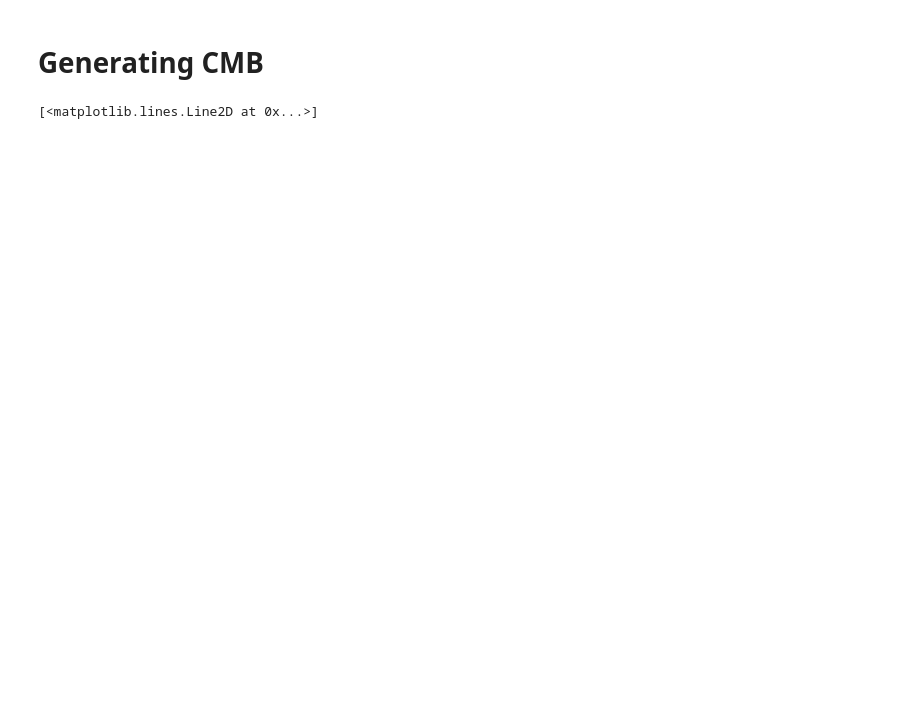
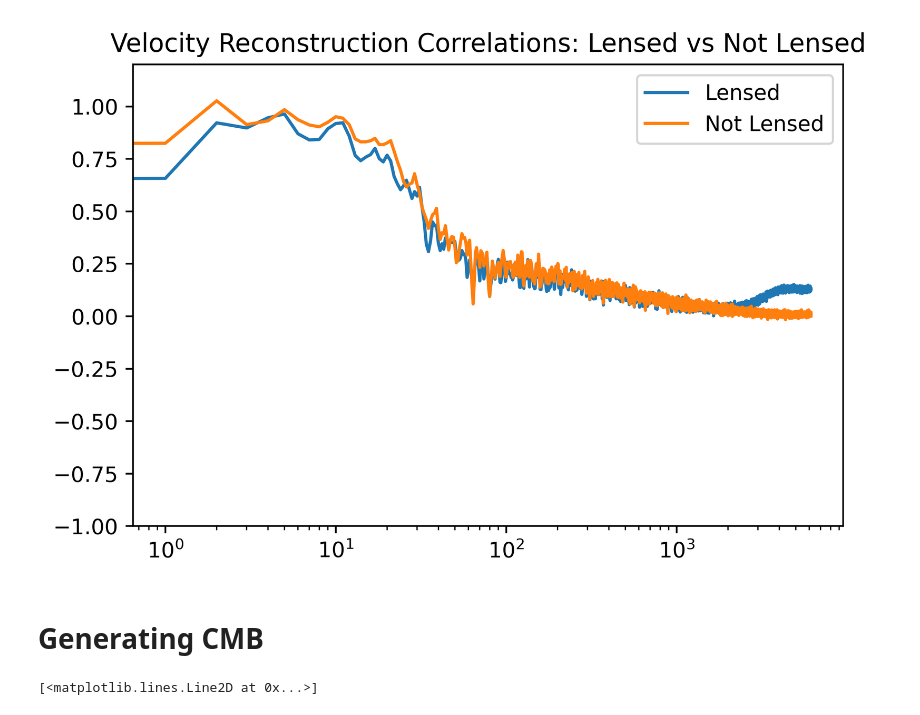
Before and after one commit to wurdahl/kSZfromPC, a Jupyter notebook: Recon.ipynb, the cells around one changed output. Cells and saved outputs as stored; diff of their text form; code cells hidden in the pictures; blank space fills up the shorter version.

```diff
--- a/Recon.ipynb
+++ b/Recon.ipynb
@@ -17,3 +18,12 @@ plt.legend();
+# %%
+plt.figure(dpi=500)
+plt.semilogx( savgol_filter(CorrelationLensed,9,5), label="Lensed")
+plt.semilogx( savgol_filter(CorrelationNotLensed,9,5), label="Not Lensed")
+plt.ylim(-1,1.2)
+plt.title("Velocity Reconstruction Correlations: Lensed vs Not Lensed")
+plt.legend();
+# %% [output]
+[figure, added]
 # %% [markdown]
 # Generating CMB
 # %%
```
Also changed, not shown: parts of 12 cells of this notebook, 32 other files.
